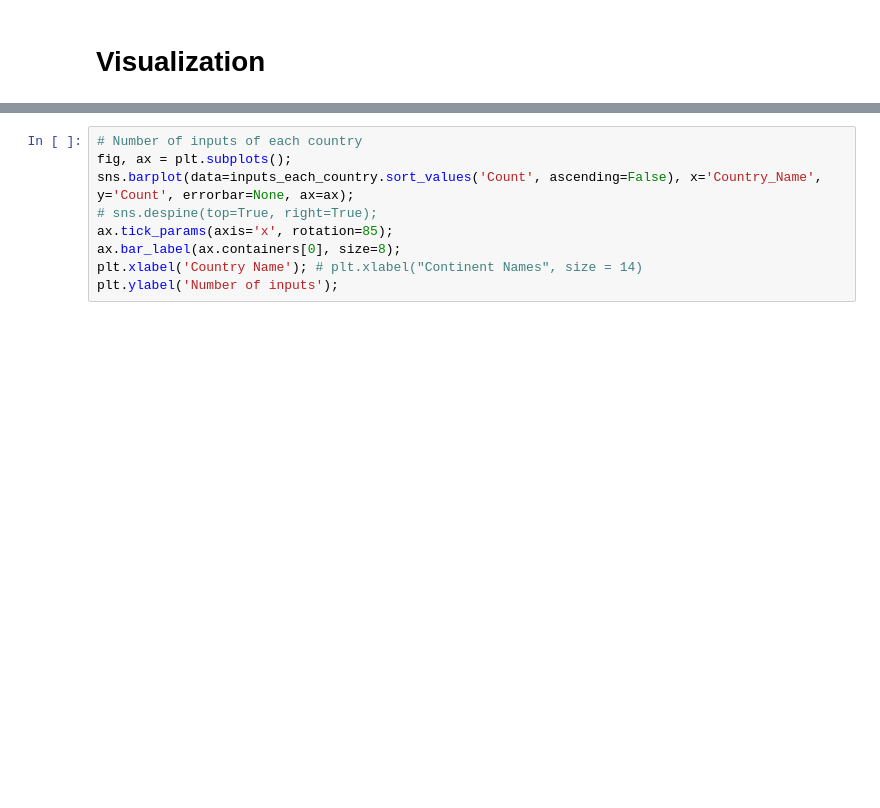
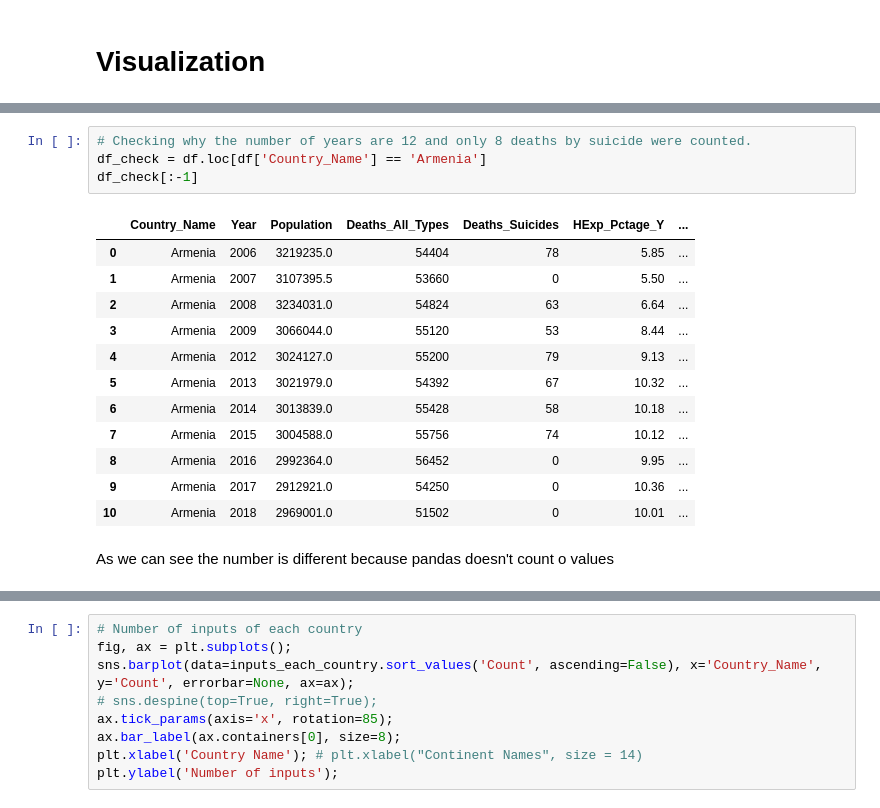
Before and after one commit to erickbezerra/VScode, a Jupyter notebook: Projects/DBexploring/WHO_MHE/WHO_MHExp_and_Deaths.ipynb, the cells around one changed output, grey strips where cells are left out. Cells and saved outputs as stored; diff of their text form; blank space fills up the shorter version.

```diff
--- a/Projects/DBexploring/WHO_MHE/WHO_MHExp_and_Deaths.ipynb
+++ b/Projects/DBexploring/WHO_MHE/WHO_MHExp_and_Deaths.ipynb
@@ -156 +170,20 @@ dtype: float64
+# %%
+# Checking why the number of years are 12 and only 8 deaths by suicide were counted.
+df_check = df.loc[df['Country_Name'] == 'Armenia']
+df_check[:-1]
+# %% [output]
+|  | Country_Name | Year | Population | Deaths_All_Types | Deaths_Suicides | HExp_Pctage_Y | ... |
+| 0 | Armenia | 2006 | 3219235.0 | 54404 | 78 | 5.85 | ... |
+| 1 | Armenia | 2007 | 3107395.5 | 53660 | 0 | 5.50 | ... |
+| 2 | Armenia | 2008 | 3234031.0 | 54824 | 63 | 6.64 | ... |
+| 3 | Armenia | 2009 | 3066044.0 | 55120 | 53 | 8.44 | ... |
+| 4 | Armenia | 2012 | 3024127.0 | 55200 | 79 | 9.13 | ... |
+| 5 | Armenia | 2013 | 3021979.0 | 54392 | 67 | 10.32 | ... |
+| 6 | Armenia | 2014 | 3013839.0 | 55428 | 58 | 10.18 | ... |
+| 7 | Armenia | 2015 | 3004588.0 | 55756 | 74 | 10.12 | ... |
+| 8 | Armenia | 2016 | 2992364.0 | 56452 | 0 | 9.95 | ... |
+| 9 | Armenia | 2017 | 2912921.0 | 54250 | 0 | 10.36 | ... |
+| 10 | Armenia | 2018 | 2969001.0 | 51502 | 0 | 10.01 | ... |
+# %% [markdown]
+As we can see the number is different because pandas doesn't count o values
 # %%
```
Also changed, not shown: parts of 2 cells of this notebook.
